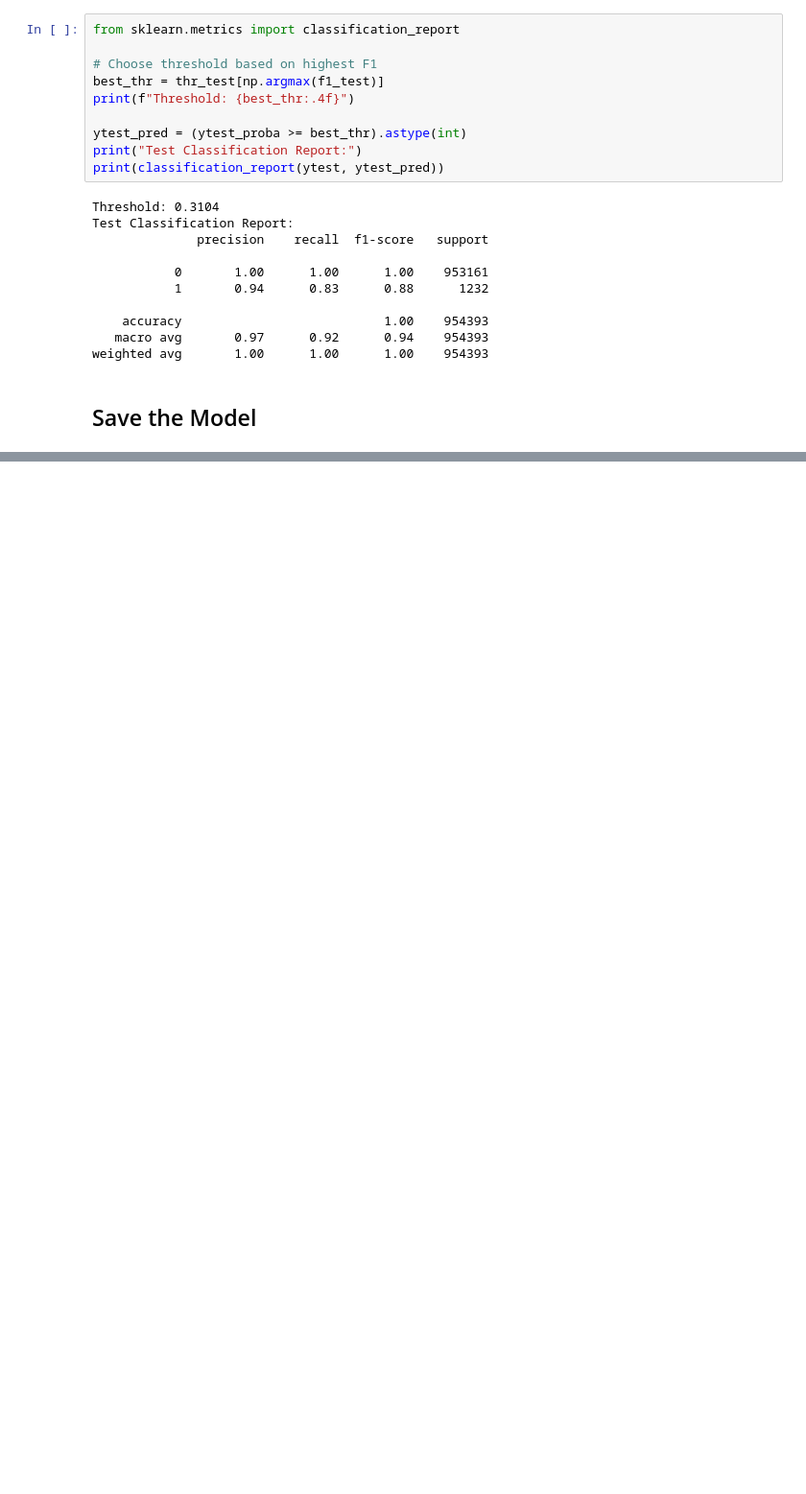
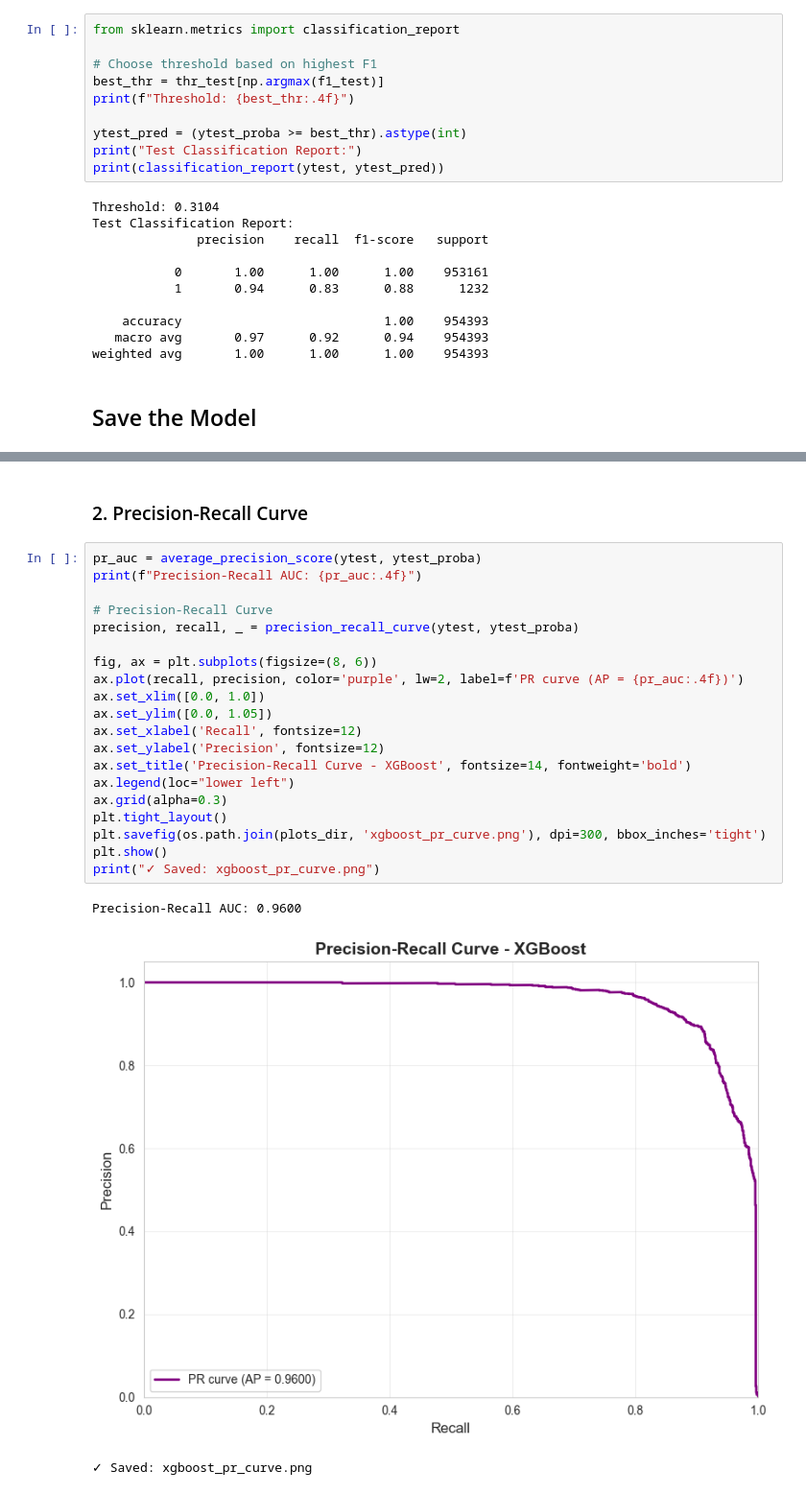
Before and after one commit to jl5045/DSA4263, a Jupyter notebook: notebooks/5_XGBoost.ipynb, the cells around one changed output, grey strips where cells are left out. Shown: that part at 96% size. Saved outputs shown, nothing was run; the diff lists cells and outputs as text; blank space fills up the shorter version.

```diff
--- a/notebooks/5_XGBoost.ipynb
+++ b/notebooks/5_XGBoost.ipynb
@@ -435,0 +482,26 @@ best_xgb.save_model('../models/XGB/best_xgb_1to5_selected.json')
+# %% [markdown]
+### 2. Precision-Recall Curve
+# %%
+pr_auc = average_precision_score(ytest, ytest_proba)
+print(f"Precision-Recall AUC: {pr_auc:.4f}")
+
+# Precision-Recall Curve
+precision, recall, _ = precision_recall_curve(ytest, ytest_proba)
+
+fig, ax = plt.subplots(figsize=(8, 6))
+ax.plot(recall, precision, color='purple', lw=2, label=f'PR curve (AP = {pr_auc:.4f})')
+ax.set_xlim([0.0, 1.0])
+ax.set_ylim([0.0, 1.05])
+ax.set_xlabel('Recall', fontsize=12)
+ax.set_ylabel('Precision', fontsize=12)
+ax.set_title('Precision-Recall Curve - XGBoost', fontsize=14, fontweight='bold')
+ax.legend(loc="lower left")
+ax.grid(alpha=0.3)
+plt.tight_layout()
+plt.savefig(os.path.join(plots_dir, 'xgboost_pr_curve.png'), dpi=300, bbox_inches='tight')
+plt.show()
+print("✓ Saved: xgboost_pr_curve.png")
+# %% [output]
+Precision-Recall AUC: 0.9600
+[figure, added]
+✓ Saved: xgboost_pr_curve.png
```
Also changed, not shown: parts of 16 cells of this notebook, 4 other files.
